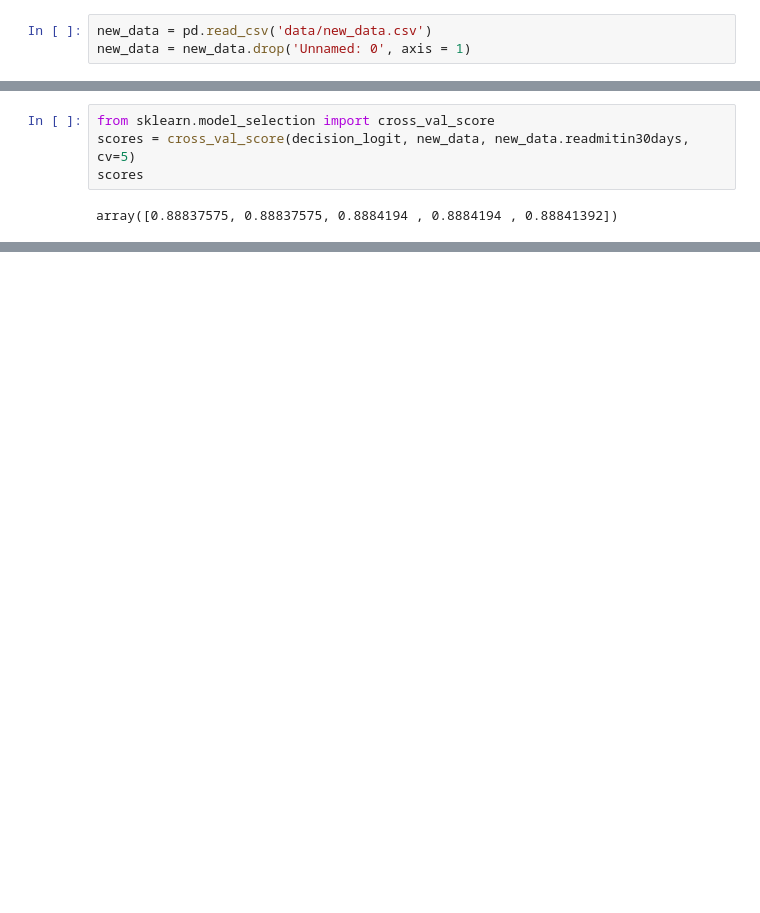
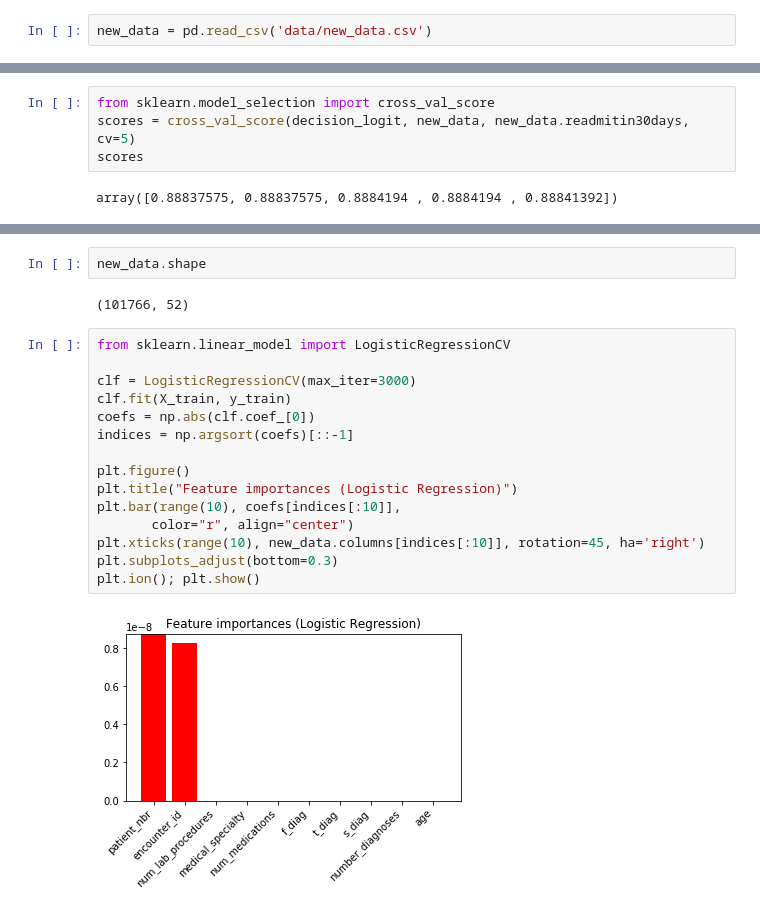
Before and after one commit to joonsooro/UnitedHealthcare, a Jupyter notebook: Jason/logistic regression.ipynb, the cells around one changed output, grey strips where cells are left out. Saved outputs shown, nothing was run; the diff lists cells and outputs as text; blank space fills up the shorter version.

Commit message:
cleaned data

```diff
--- a/Jason/logistic regression.ipynb
+++ b/Jason/logistic regression.ipynb
@@ -12,7 +13,6 @@ from sklearn.metrics import r2_score
 from sklearn.model_selection import train_test_split
 # %%
 new_data = pd.read_csv('data/new_data.csv')
-new_data = new_data.drop('Unnamed: 0', axis = 1)
 # %%
 #enlabel the columns
 new_data = new_data
@@ -59,0 +172,21 @@ array([0.88837575, 0.88837575, 0.8884194 , 0.8884194 , 0.88841392])
+# %%
+new_data.shape
+# %% [output]
+(101766, 52)
+# %%
+from sklearn.linear_model import LogisticRegressionCV
+
+clf = LogisticRegressionCV(max_iter=3000)
+clf.fit(X_train, y_train)
+coefs = np.abs(clf.coef_[0])
+indices = np.argsort(coefs)[::-1]
+
+plt.figure()
+plt.title("Feature importances (Logistic Regression)")
+plt.bar(range(10), coefs[indices[:10]],
+       color="r", align="center")
+plt.xticks(range(10), new_data.columns[indices[:10]], rotation=45, ha='right')
+plt.subplots_adjust(bottom=0.3)
+plt.ion(); plt.show()
+# %% [output]
+[figure, added]
```
Also changed, not shown: parts of 13 cells of this notebook, 2 other files.
